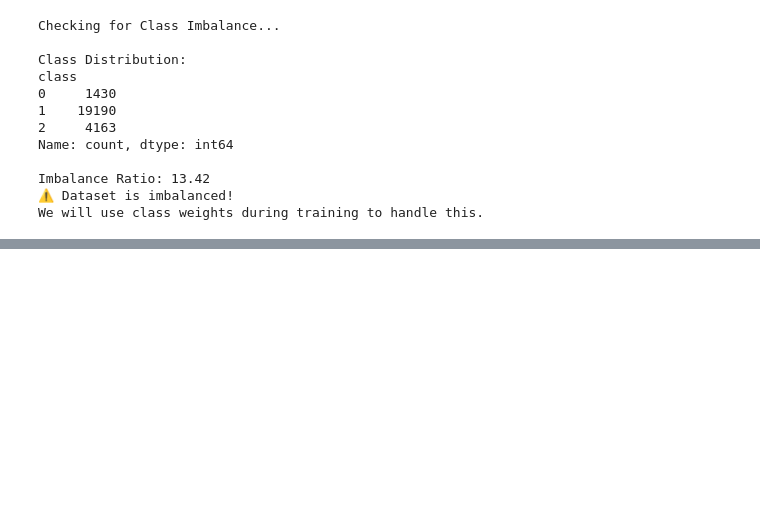
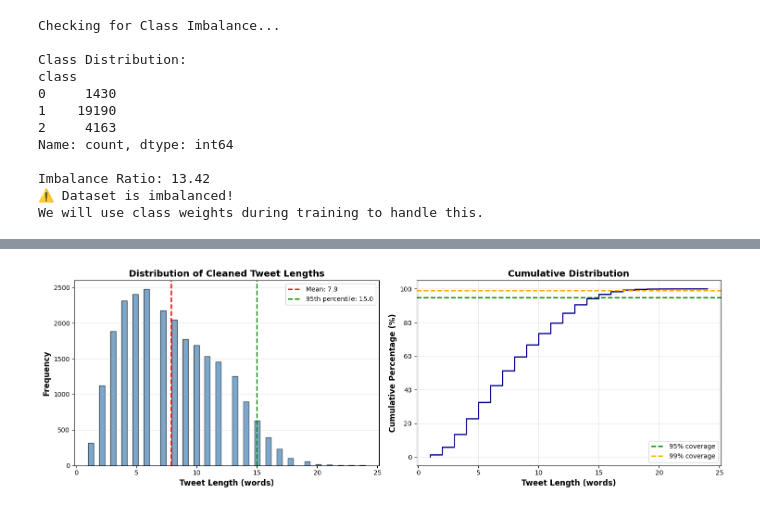
Before and after one commit to Monica-hany/Hate_Speech_Detection_DL, a Jupyter notebook: Deep_Learning_Project.ipynb, the cells around one changed output, grey strips where cells are left out. Cells and saved outputs as stored; diff of their text form; code cells hidden in the pictures; blank space fills up the shorter version.

Commit message:
data cleaning and preprocessing pipeline added

```diff
--- a/Deep_Learning_Project.ipynb
+++ b/Deep_Learning_Project.ipynb
@@ -916,0 +1493,9 @@ We will use class weights during training to handle this.
+# %%
+# Apply preprocessing to all tweets
+print("Preprocessing tweets...")
+df['cleaned_tweet'] = df['tweet'].apply(preprocess_text)
+print("✓ Preprocessing completed!")
+
+# Remove empty tweets after preprocessing
+df = df[df['cleaned_tweet'].str.strip() != '']
+print(f"\nDataset shape after removing empty tweets: {df.shape}")
@@ -916,0 +1511,65 @@ We will use class weights during training to handle this.
+# %%
+# Analyze cleaned tweet lengths to determine optimal MAX_SEQUENCE_LENGTH
+print("📊 Tweet Length Analysis AFTER Preprocessing:")
+print("="*80)
+
+# Calculate word count for cleaned tweets
+cleaned_lengths = df['cleaned_tweet'].apply(lambda x: len(str(x).split()))
+
+print(f"\nStatistical Summary:")
+print(f"  Mean: {cleaned_lengths.mean():.2f} words")
+print(f"  Median: {cleaned_lengths.median():.2f} words")
+print(f"  Min: {cleaned_lengths.min()} words")
+print(f"  Max: {cleaned_lengths.max()} words")
+print(f"  75th percentile: {cleaned_lengths.quantile(0.75):.0f} words")
+print(f"  90th percentile: {cleaned_lengths.quantile(0.90):.0f} words")
+print(f"  95th percentile: {cleaned_lengths.quantile(0.95):.0f} words")
+print(f"  99th percentile: {cleaned_lengths.quantile(0.99):.0f} words")
+
+# Visualization
+fig, axes = plt.subplots(1, 2, figsize=(15, 5))
+
+# Histogram
+axes[0].hist(cleaned_lengths, bins=50, color='steelblue', edgecolor='black', alpha=0.7)
+axes[0].axvline(cleaned_lengths.mean(), color='red', linestyle='--', label=f'Mean: {cleaned_lengths.mean():.1f}', linewidth=2)
+axes[0].axvline(cleaned_lengths.quantile(0.95), color='green', linestyle='--', label=f'95th percentile: {cleaned_lengths.quantile(0.95):.1f}', linewidth=2)
+axes[0].set_xlabel('Tweet Length (words)', fontsize=12, fontweight='bold')
+axes[0].set_ylabel('Frequency', fontsize=12, fontweight='bold')
+axes[0].set_title('Distribution of Cleaned Tweet Lengths', fontsize=14, fontweight='bold')
+axes[0].legend()
+axes[0].grid(axis='y', alpha=0.3)
+
+# Cumulative distribution
+sorted_lengths = np.sort(cleaned_lengths)
+cumulative = np.arange(1, len(sorted_lengths) + 1) / len(sorted_lengths) * 100
+axes[1].plot(sorted_lengths, cumulative, color='darkblue', linewidth=2)
+axes[1].axhline(95, color='green', linestyle='--', label='95% coverage', linewidth=2)
+axes[1].axhline(99, color='orange', linestyle='--', label='99% coverage', linewidth=2)
+axes[1].set_xlabel('Tweet Length (words)', fontsize=12, fontweight='bold')
+axes[1].set_ylabel('Cumulative Percentage (%)', fontsize=12, fontweight='bold')
+axes[1].set_title('Cumulative Distribution', fontsize=14, fontweight='bold')
+axes[1].legend()
+axes[1].grid(True, alpha=0.3)
+
+plt.tight_layout()
+plt.show()
+
+# Recommendation
+percentile_95 = int(cleaned_lengths.quantile(0.95))
+percentile_99 = int(cleaned_lengths.quantile(0.99))
+
+print(f"\n💡 RECOMMENDATION for MAX_SEQUENCE_LENGTH:")
+print(f"  • MAX_LENGTH = {percentile_95}: Keeps 95% of tweets intact (RECOMMENDED)")
+print(f"  • MAX_LENGTH = {percentile_99}: Keeps 99% of tweets intact (safer, but slower training)")
+print(f"  • MAX_LENGTH = 100: Keeps {(cleaned_lengths <= 100).sum() / len(cleaned_lengths) * 100:.1f}% intact")
+
+# Show impact of different choices
+for max_len in [50, 75, 100, percentile_95, percentile_99]:
+    coverage = (cleaned_lengths <= max_len).sum() / len(cleaned_lengths) * 100
+    truncated = (cleaned_lengths > max_len).sum()
+    print(f"\n  If MAX_LENGTH = {max_len}:")
+    print(f"    ✓ Coverage: {coverage:.2f}% of tweets kept intact")
+    print(f"    ⚠️  Truncated: {truncated} tweets ({100-coverage:.2f}%)")
+
+print("\n" + "="*80)
+# %% [output]
@@ -916,0 +1588 @@ We will use class weights during training to handle this.
+[figure, added]
```
Also changed, not shown: parts of 27 cells of this notebook.
